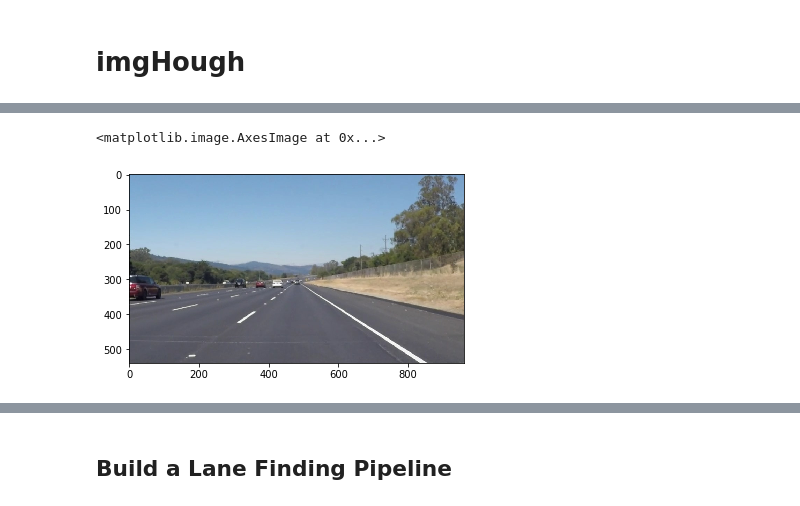
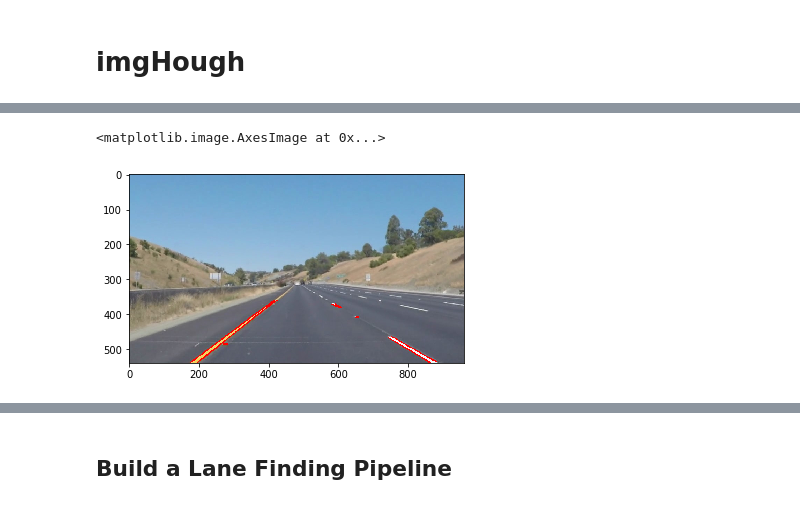
Before and after one commit to JensGutow/CarND-LaneLines-P1, a Jupyter notebook: P1.ipynb, the cells around one changed output, grey strips where cells are left out. Saved outputs shown, nothing was run; the diff lists cells and outputs as text; code cells hidden in the pictures.

```diff
--- a/P1.ipynb
+++ b/P1.ipynb
@@ -428,0 +467,8 @@ len(lines) 13
+# %%
+# copy (save) the original images
+imgOrgAndHoughs = [np.copy(image) for image in images]
+# draw_lines(line_img, lines)
+for i in range(len(imgOrgAndHoughs)):
+    draw_lines(imgOrgAndHoughs[i], linesHough[i])
+# map(function_to_apply, list_of_inputs) # more as one aragument
+showImages(imgOrgAndHoughs, 3, 2, True)
@@ -429,5 +478,5 @@ len(lines) 13
 # %%
-plt.imshow(image)
+plt.imshow(imgOrgAndHoughs[5])
 # %% [output]
 <matplotlib.image.AxesImage at 0x...>
-[figure, old version]
+[figure, new version]
```
Also changed, not shown: parts of 43 cells of this notebook, 6 other files.
